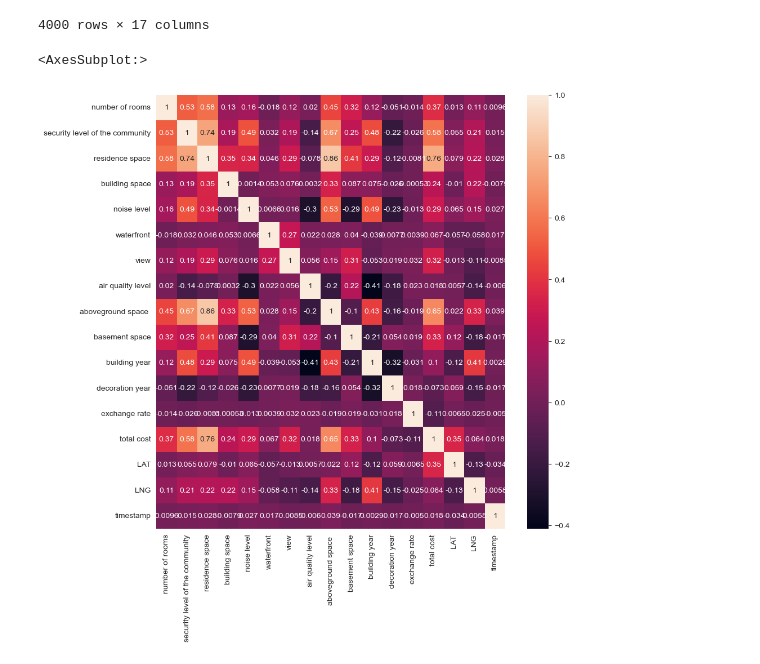
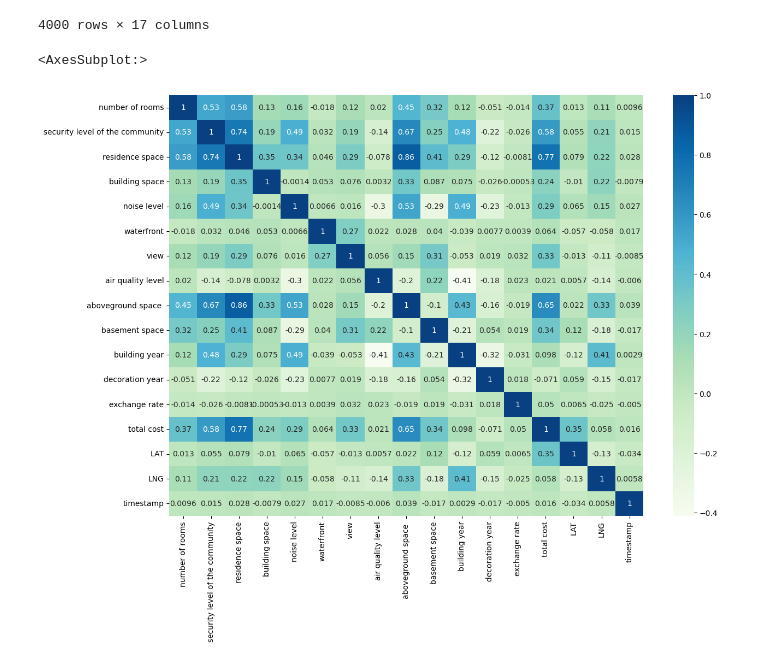
Before and after one commit to hereistheusername/Estate-Analysis, a Jupyter notebook: EstateAnalysis.ipynb, the cells around one changed output. Cells and saved outputs as stored; diff of their text form; code cells hidden in the pictures.

```diff
--- a/EstateAnalysis.ipynb
+++ b/EstateAnalysis.ipynb
@@ -275,11 +276,11 @@ df_t2_dropped
 | 3999 | 5 | 4.25 | 6070 | 171626 | 2.0 | 0 | ... |
 4000 rows × 17 columns
 # %%
-plt.figure(figsize=(10,10))
-sns.heatmap(df_t2_dropped.corr(), annot=True)
+plt.figure(figsize=(14,10))
+sns.heatmap(df_t2_dropped.corr(), annot=True, cmap='GnBu')
 # %% [output]
 <AxesSubplot:>
-[figure, old version]
+[figure, new version]
 # %%
 df_t2_dropped.corr()['total cost'].sort_values(ascending=False).plot.bar()
 # %% [output]
```
Also changed, not shown: parts of 3 cells of this notebook, 1 other file.
